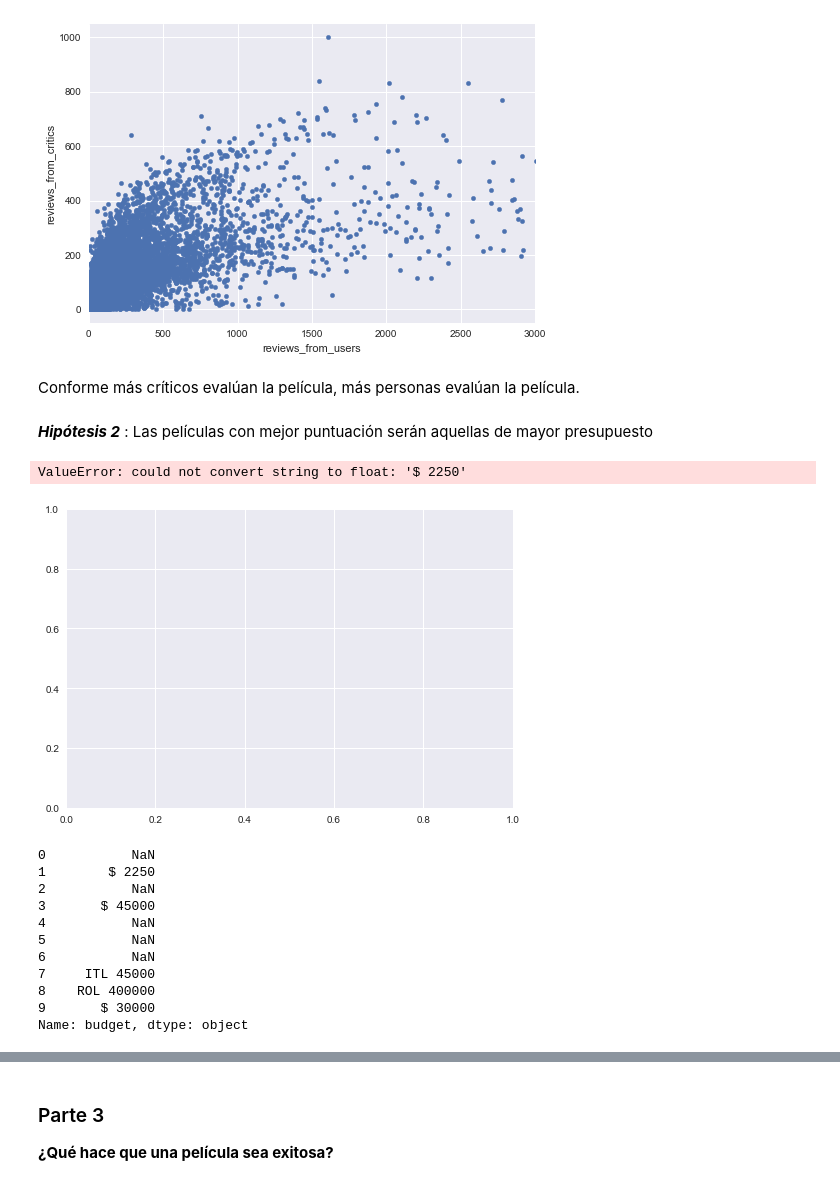
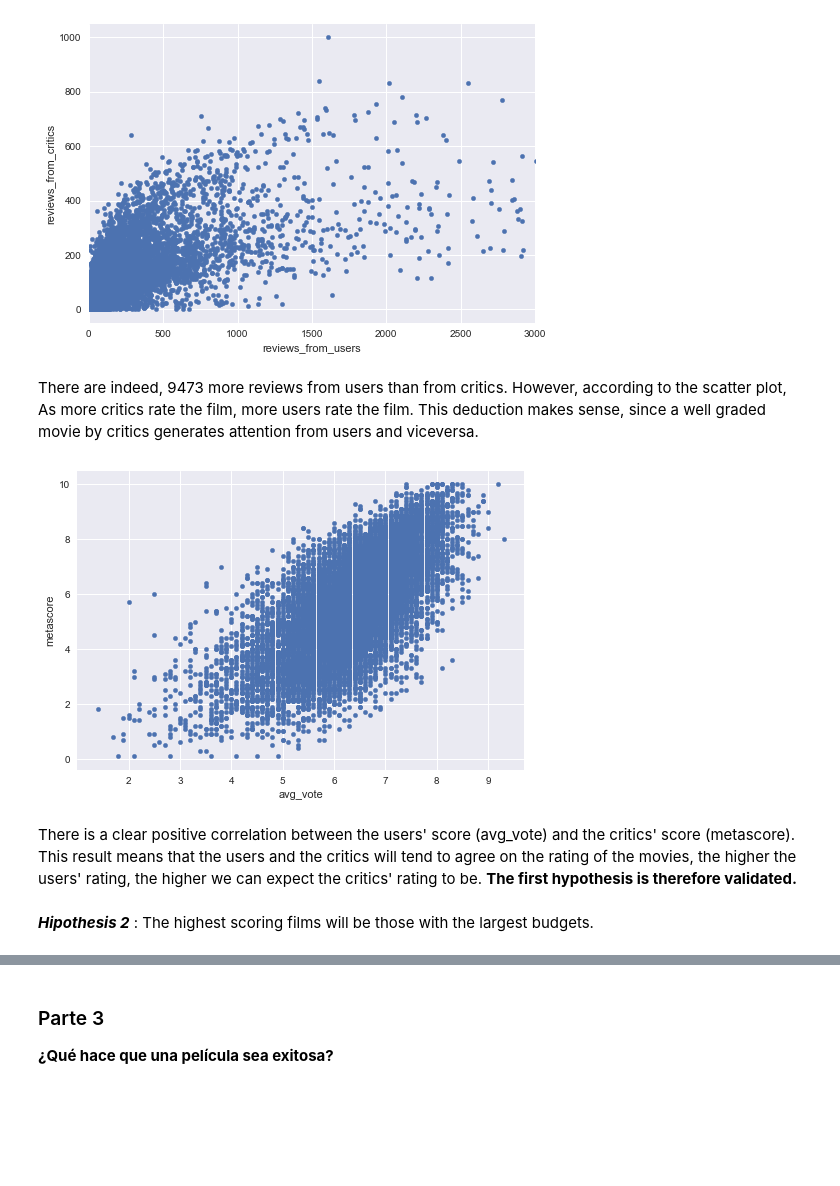
Before and after one commit to micaelasinger/IMDb_EDA, a Jupyter notebook: IMDb.ipynb, the cells around one changed output, grey strips where cells are left out. Cells and saved outputs as stored; diff of their text form; code cells hidden in the pictures; blank space fills up the shorter version.

```diff
--- a/IMDb.ipynb
+++ b/IMDb.ipynb
@@ -282,29 +415,13 @@ _=movies.plot.scatter(x="reviews_from_users",y="reviews_from_critics",xlim=(0,30
 # %% [output]
 [figure]
 # %% [markdown]
-Conforme más críticos evalúan la película, más personas evalúan la película.
+There are indeed, 9473 more reviews from users than from critics. However, according to the scatter plot, As more critics rate the film, more users rate the film. This deduction makes sense, since a well graded movie by critics generates attention from users and viceversa.
+# %%
+_=movies.plot.scatter(x="avg_vote",y="metascore")
+# %% [output]
+[figure, added]
+# %% [markdown]
+There is a clear positive correlation between the users' score (avg_vote) and the critics' score (metascore). This result means that the users and the critics will tend to agree on the rating of the movies, the higher the users' rating, the higher we can expect the critics' rating to be.
+**The first hypothesis is therefore validated.**
 # %% [markdown]
-**_Hipótesis 2_** : Las películas con mejor puntuación serán aquellas de mayor presupuesto
+**_Hipothesis 2_** : The highest scoring films will be those with the largest budgets.
-# %%
-# Aquí tengo problemas con el tipo de budget
-# Hacer limpieza, transformar columna a que sea solo float.
-
-_=movies.plot.scatter(x="avg_vote",y="budget")
-# %% [output]
-ValueError: could not convert string to float: '$ 2250'
-[figure, removed]
-# %%
-#Queremos extraer número y solo quedarnos con el número
-movies.budget.head(10)
-# %% [output]
-0           NaN
-1        $ 2250
-2           NaN
-3       $ 45000
-4           NaN
-5           NaN
-6           NaN
-7     ITL 45000
-8    ROL 400000
-9       $ 30000
-Name: budget, dtype: object
```
Also changed, not shown: parts of 80 cells of this notebook.
